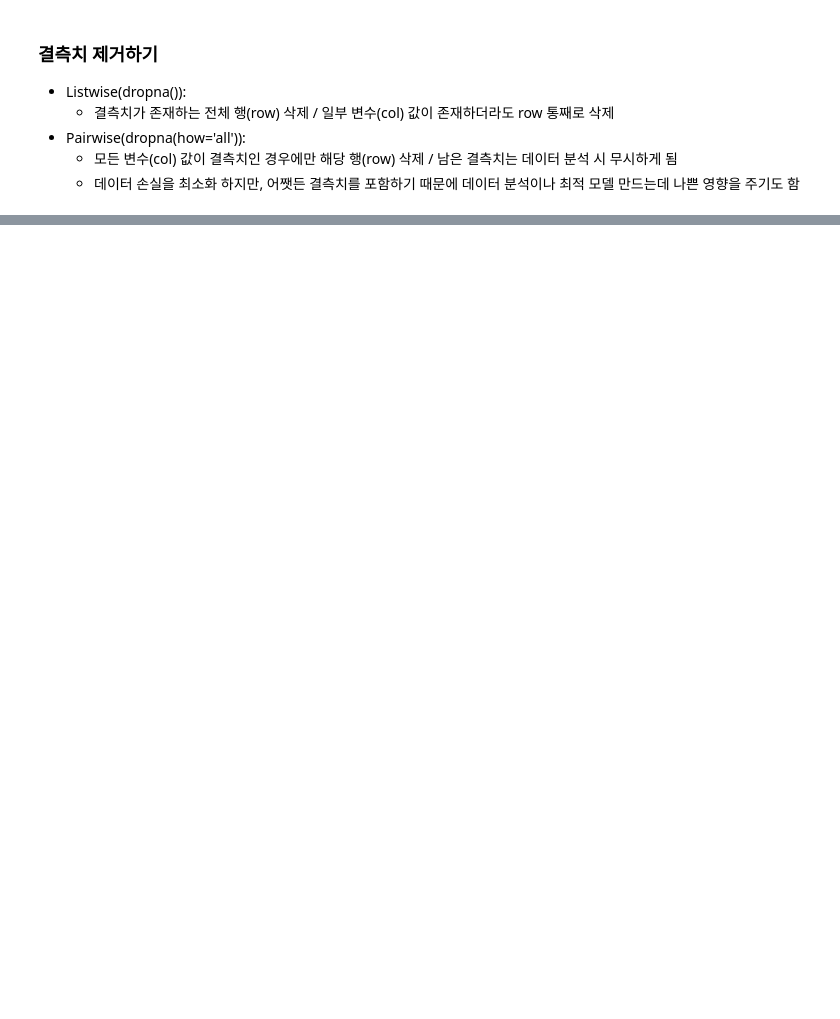
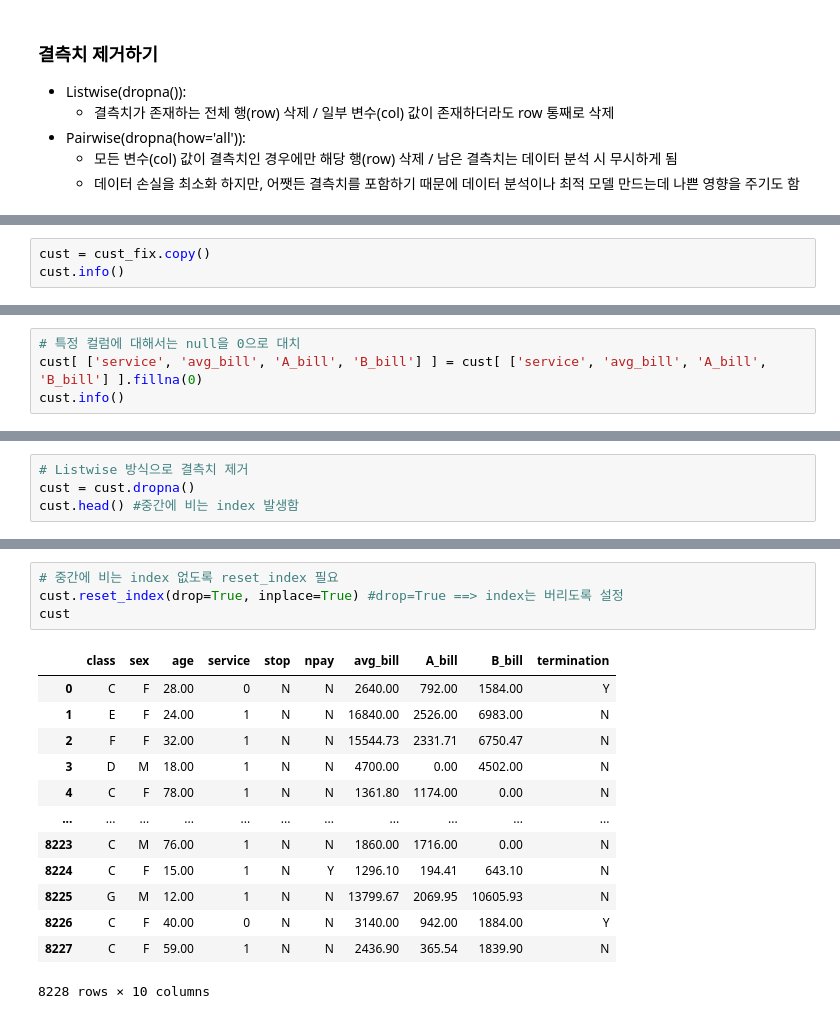
Before and after one commit to ipinid613/github_python_ML, a Jupyter notebook: KT_AICE/데이터전처리_데이터 탐색_결측치 처리_240827.ipynb, the cells around one changed output, grey strips where cells are left out. Saved outputs shown, nothing was run; the diff lists cells and outputs as text; blank space fills up the shorter version.

```diff
--- a/KT_AICE/데이터전처리_데이터 탐색_결측치 처리_240827.ipynb
+++ b/KT_AICE/데이터전처리_데이터 탐색_결측치 처리_240827.ipynb
@@ -200,0 +517,3 @@ cust_fix.head()
+# %%
+cust = cust_fix.copy()
+cust.info()
@@ -200,0 +538,4 @@ cust_fix.head()
+# %%
+# 특정 컬럼에 대해서는 null을 0으로 대치
+cust[ ['service', 'avg_bill', 'A_bill', 'B_bill'] ] = cust[ ['service', 'avg_bill', 'A_bill', 'B_bill'] ].fillna(0)
+cust.info()
@@ -200,0 +560,4 @@ cust_fix.head()
+# %%
+# Listwise 방식으로 결측치 제거
+cust = cust.dropna()
+cust.head() #중간에 비는 index 발생함
@@ -200,0 +591,18 @@ cust_fix.head()
+# %%
+# 중간에 비는 index 없도록 reset_index 필요
+cust.reset_index(drop=True, inplace=True) #drop=True ==> index는 버리도록 설정
+cust
+# %% [output]
+|  | class | sex | age | service | stop | npay | avg_bill | A_bill | B_bill | termination |
+| 0 | C | F | 28.00 | 0 | N | N | 2640.00 | 792.00 | 1584.00 | Y |
+| 1 | E | F | 24.00 | 1 | N | N | 16840.00 | 2526.00 | 6983.00 | N |
+| 2 | F | F | 32.00 | 1 | N | N | 15544.73 | 2331.71 | 6750.47 | N |
+| 3 | D | M | 18.00 | 1 | N | N | 4700.00 | 0.00 | 4502.00 | N |
+| 4 | C | F | 78.00 | 1 | N | N | 1361.80 | 1174.00 | 0.00 | N |
+| ... | ... | ... | ... | ... | ... | ... | ... | ... | ... | ... |
+| 8223 | C | M | 76.00 | 1 | N | N | 1860.00 | 1716.00 | 0.00 | N |
+| 8224 | C | F | 15.00 | 1 | N | Y | 1296.10 | 194.41 | 643.10 | N |
+| 8225 | G | M | 12.00 | 1 | N | N | 13799.67 | 2069.95 | 10605.93 | N |
+| 8226 | C | F | 40.00 | 0 | N | N | 3140.00 | 942.00 | 1884.00 | Y |
+| 8227 | C | F | 59.00 | 1 | N | N | 2436.90 | 365.54 | 1839.90 | N |
+8228 rows × 10 columns
```
Also changed, not shown: parts of 37 cells of this notebook.
